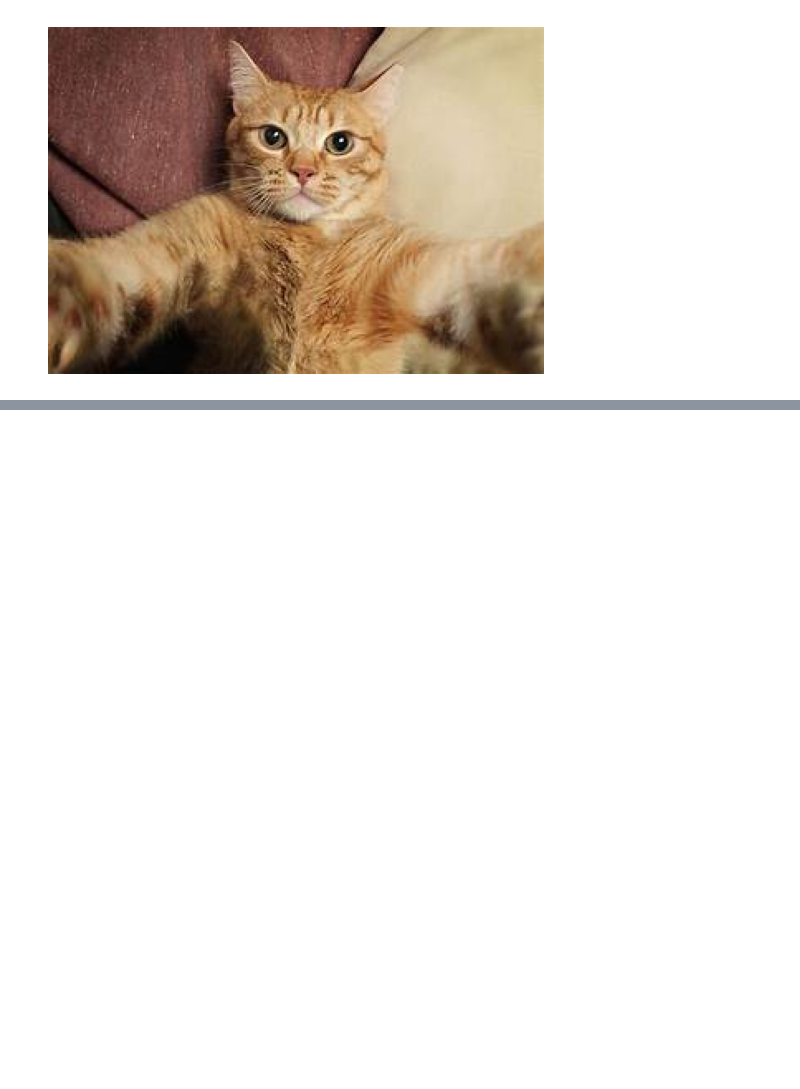
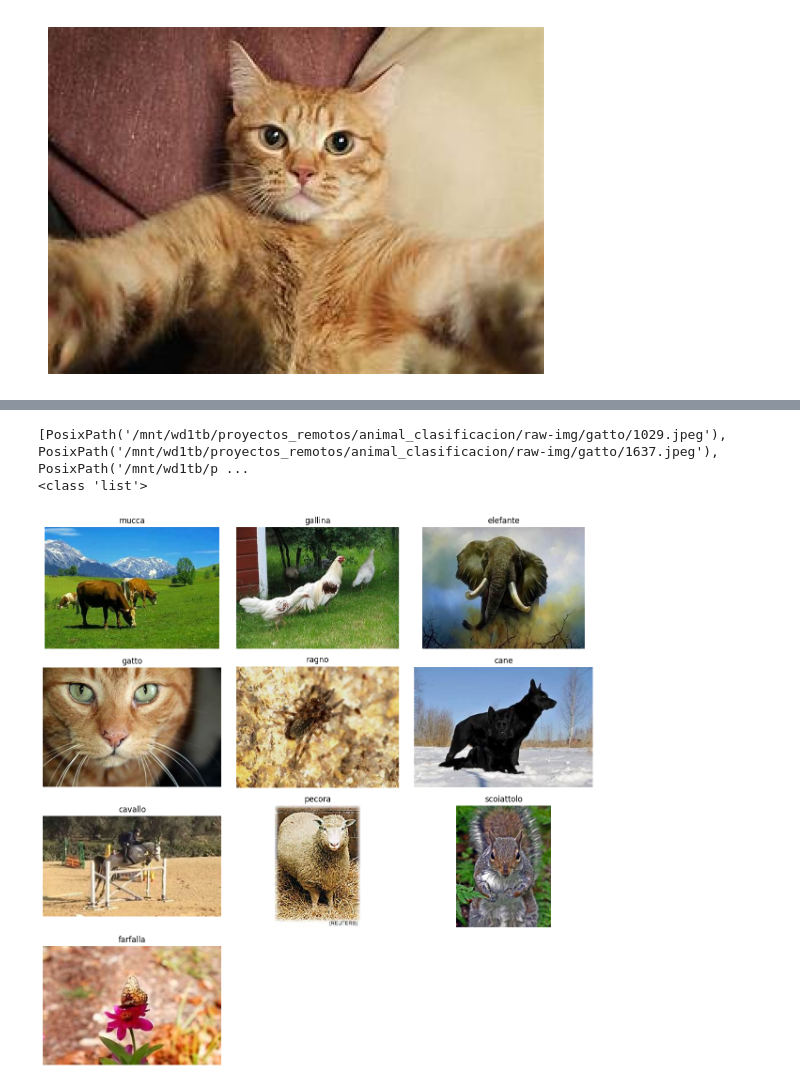
Before and after one commit to LLAES07/animal_clasificacion, a Jupyter notebook: main_notebook.ipynb, the cells around one changed output, grey strips where cells are left out. Saved outputs shown, nothing was run; the diff lists cells and outputs as text; code cells hidden in the pictures; blank space fills up the shorter version.

Commit message:
Agregada primera vista de los datos

```diff
--- a/main_notebook.ipynb
+++ b/main_notebook.ipynb
@@ -21,3 +23,14 @@ def mostrar_imagen(imgagen):
 mostrar_imagen(img)
 # %% [output]
 [figure]
+# %%
+BASE_DIR = Path().cwd()
+
+IMG_DIRECTORY = BASE_DIR / 'raw-img'
+
+
+animales = dict()
+
+for animal in os.listdir(IMG_DIRECTORY):
+    rutas = list((IMG_DIRECTORY / animal).iterdir())
+    animales[animal] = rutas
@@ -23,0 +57,39 @@ mostrar_imagen(img)
+# %%
+
+animales_show = {}
+
+for animal in os.listdir(IMG_DIRECTORY):
+    # toma solo la primera imagen encontrada en cada carpeta
+    imagenes = list((IMG_DIRECTORY / animal).iterdir())
+    if imagenes:
+        animales_show[animal] = imagenes[0]
+# %%
+print(animales['gatto'])         # debe mostrar una sola ruta
+print(type(animales['gatto']))  # debe ser <class 'pathlib.PosixPath'>
+# %% [output]
+[PosixPath('/mnt/wd1tb/proyectos_remotos/animal_clasificacion/raw-img/gatto/1029.jpeg'), PosixPath('/mnt/wd1tb/proyectos_remotos/animal_clasificacion/raw-img/gatto/1637.jpeg'), PosixPath('/mnt/wd1tb/p ...
+<class 'list'>
+# %%
+n_animales = len(animales_show)
+
+
+fig, axes = plt.subplots(4, 3, figsize=(12, 12))
+
+
+axes = axes.flatten()
+
+for i, (nombre, ruta) in enumerate(animales_show.items()):
+    if i >= 10:
+        break  # solo mostramos hasta 9 imágenes
+    img = Image.open(ruta)
+
+    axes[i].imshow(img)
+    axes[i].set_title(nombre, fontsize=12)
+    axes[i].axis('off')
+for j in range(i+1, len(axes)):
+    axes[j].axis('off')
+
+plt.tight_layout()
+plt.show()
+# %% [output]
+[figure, added]
```
Also changed, not shown: parts of 4 cells of this notebook.
